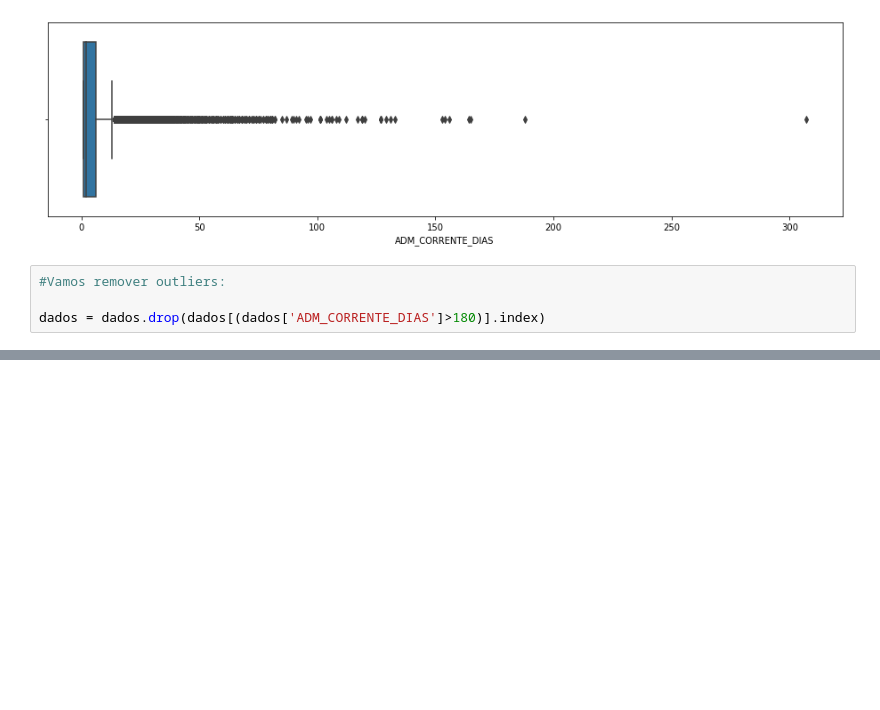
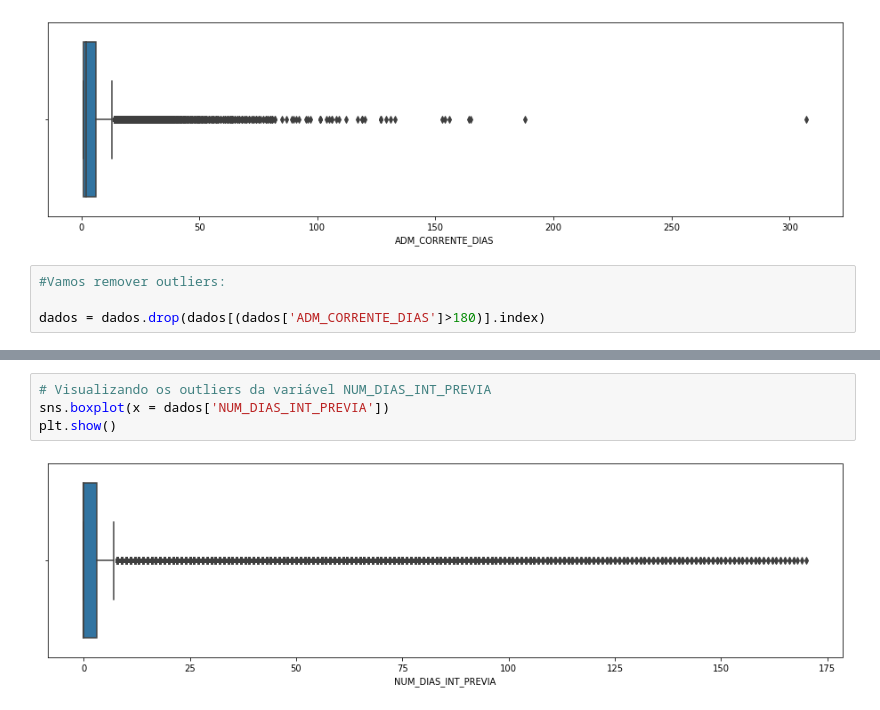
Before and after one commit to davimatfacil/compartilha_jupyter, a Jupyter notebook: ModelagemPreditiva_Readimissão.ipynb, the cells around one changed output, grey strips where cells are left out. Cells and saved outputs as stored; diff of their text form; blank space fills up the shorter version.

```diff
--- a/ModelagemPreditiva_Readimissão.ipynb
+++ b/ModelagemPreditiva_Readimissão.ipynb
@@ -242,0 +245,6 @@ dados = dados.drop(dados[(dados['ADM_CORRENTE_DIAS']>180)].index)
+# %%
+# Visualizando os outliers da variável NUM_DIAS_INT_PREVIA
+sns.boxplot(x = dados['NUM_DIAS_INT_PREVIA'])
+plt.show()
+# %% [output]
+[figure, added]
```
Also changed, not shown: parts of 55 cells of this notebook.
